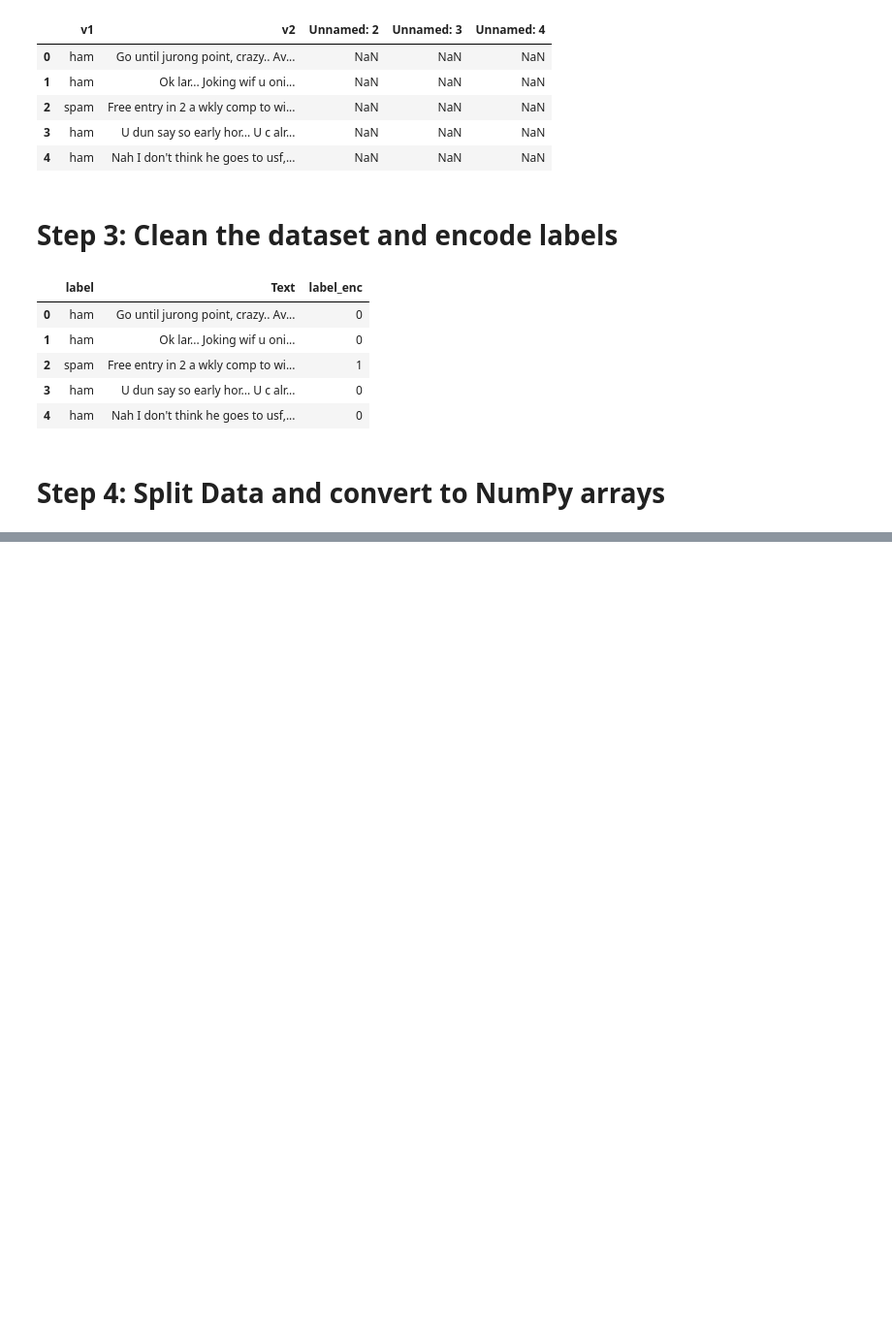
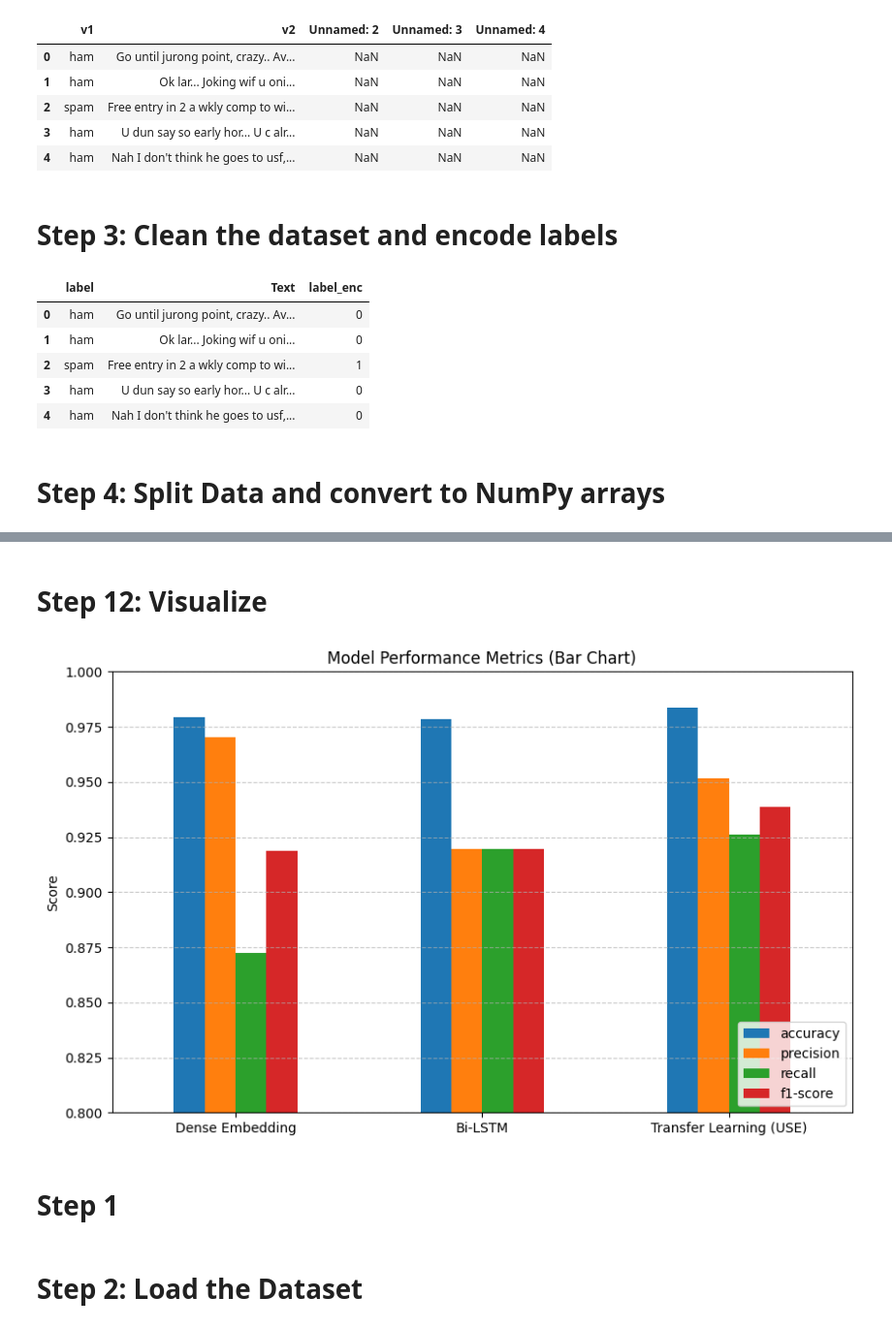
Before and after one commit to vanha2301/GeekforGeek_100plus_ML, a Jupyter notebook: 2_SMS_Spam_Detection__sing_TensorFlow_in_Python.ipynb, the cells around one changed output, grey strips where cells are left out. Shown: that part at 97% size. Cells and saved outputs as stored; diff of their text form; code cells hidden in the pictures; blank space fills up the shorter version.

```diff
--- a/2_SMS_Spam_Detection__sing_TensorFlow_in_Python.ipynb
+++ b/2_SMS_Spam_Detection__sing_TensorFlow_in_Python.ipynb
@@ -74,0 +127,10 @@ y_test_np = y_test.to_numpy()
+# %%
+input_layer = layers.Input(shape=(1,), dtype=tf.string)
+x = text_vec(input_layer)
+x = layers.Embedding(input_dim=total_words_length, output_dim=128)(x)
+x = layers.GlobalAveragePooling1D()(x)
+x = layers.Dense(32, activation='relu')(x)
+output_layer = layers.Dense(1, activation='sigmoid')(x)
+
+model_1 = keras.Model(input_layer, output_layer, name="Dense_Model")
+history_1 = compile_and_fit(model_1)
@@ -74,0 +176,16 @@ y_test_np = y_test.to_numpy()
+# %%
+use_layer = hub.KerasLayer(
+    "https://tfhub.dev/google/universal-sentence-encoder/4",
+    trainable=False,
+    input_shape=[],
+    dtype=tf.string,
+    name='USE'
+)
+input_layer = layers.Input(shape=[], dtype=tf.string)
+embedding = layers.Lambda(lambda x: use_layer(
+    x), output_shape=(512,))(input_layer)
+x = layers.Dense(64, activation='relu')(embedding)
+x = layers.Dropout(0.2)(x)
+output_layer = layers.Dense(1, activation='sigmoid')(x)
+model_3 = keras.Model(input_layer, output_layer, name="USE_Model")
+history_3 = compile_and_fit(model_3)
@@ -74,0 +205,10 @@ y_test_np = y_test.to_numpy()
+# %%
+results = {
+    'Dense Embedding': get_metrics(model_1, X_test_np, y_test_np),
+    'Bi-LSTM': get_metrics(model_2, X_test_np, y_test_np),
+    'Transfer Learning (USE)': get_metrics(model_3, X_test_np, y_test_np)
+}
+
+results_df = pd.DataFrame(results).transpose()
+print("Performance Table:")
+print(results_df)
@@ -74,0 +224,15 @@ y_test_np = y_test.to_numpy()
+# %% [markdown]
+# Step 12: Visualize
+# %%
+results_df.plot(kind='bar', figsize=(10, 6))
+plt.title("Model Performance Metrics (Bar Chart)")
+plt.ylabel("Score")
+plt.ylim(0.8, 1.0)
+plt.xticks(rotation=0)
+plt.legend(loc='lower right')
+plt.grid(axis='y', linestyle='--', alpha=0.7)
+plt.show()
+# %% [output]
+[figure, added]
+# %% [markdown]
+# Step 1
@@ -74,0 +250,2 @@ y_test_np = y_test.to_numpy()
+# %% [markdown]
+# Step 2: Load the Dataset
```
Also changed, not shown: parts of 28 cells of this notebook.
